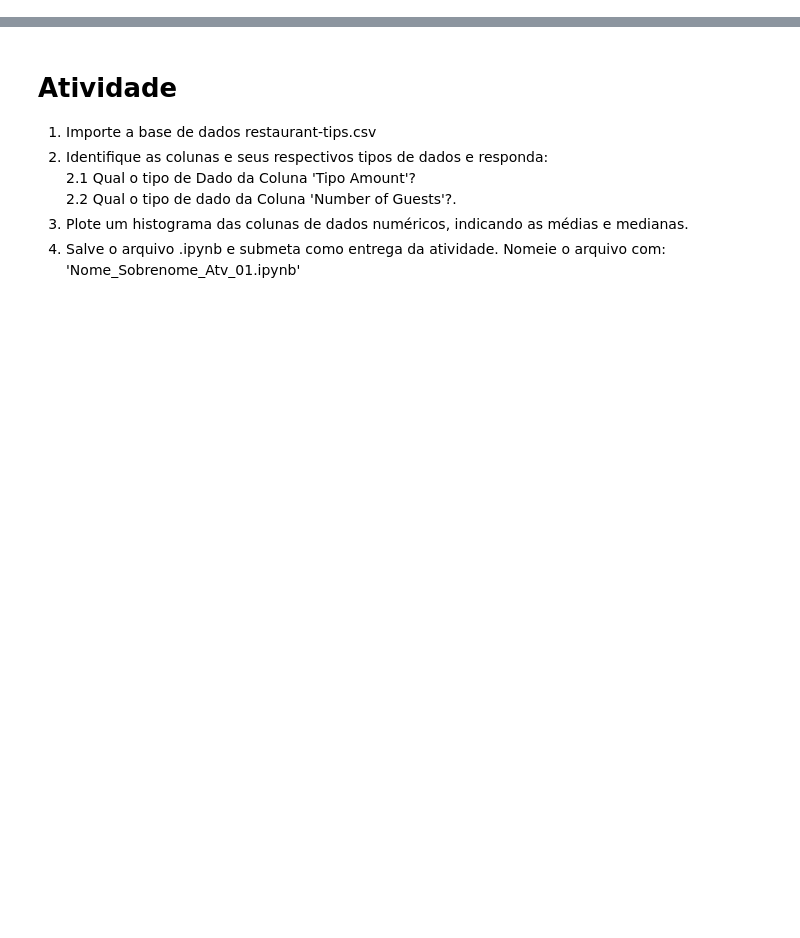
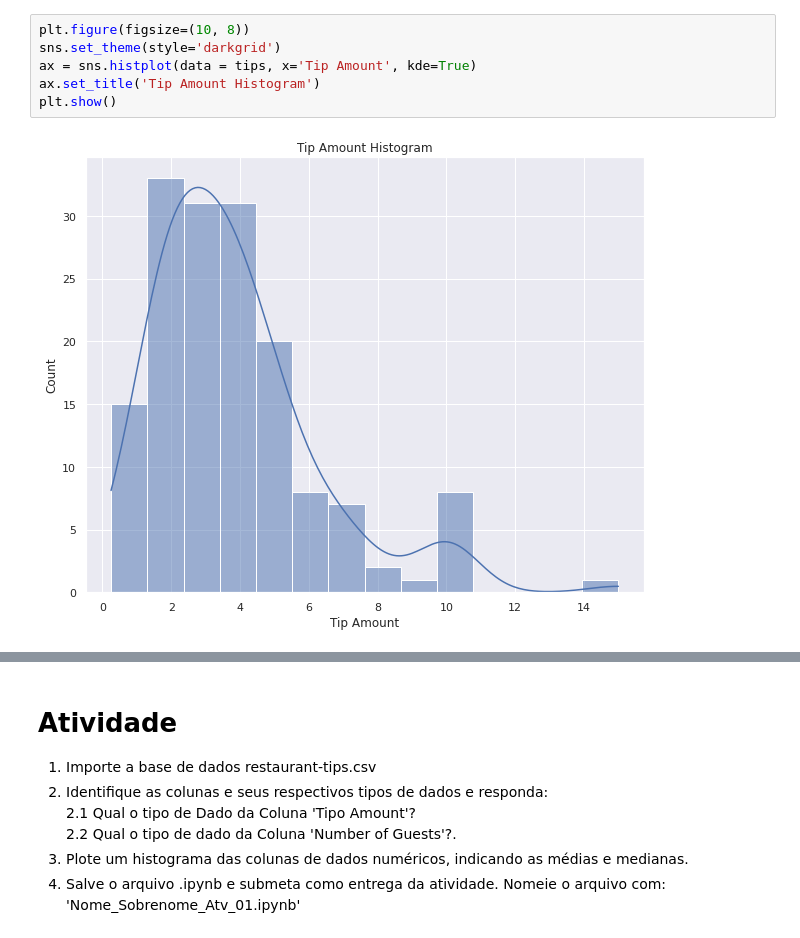
Before and after one commit to nanipumpkin/Analise_Estatistica, a Jupyter notebook: notebooks/Atividade_01.ipynb, the cells around one changed output, grey strips where cells are left out. Saved outputs shown, nothing was run; the diff lists cells and outputs as text; blank space fills up the shorter version.

```diff
--- a/notebooks/Atividade_01.ipynb
+++ b/notebooks/Atividade_01.ipynb
@@ -78,0 +74,8 @@ Name: Bill Amount, dtype: float64
+# %%
+plt.figure(figsize=(10, 8))
+sns.set_theme(style='darkgrid')
+ax = sns.histplot(data = tips, x='Tip Amount', kde=True)
+ax.set_title('Tip Amount Histogram')
+plt.show()
+# %% [output]
+[figure, added]
```
Also changed, not shown: parts of 20 cells of this notebook, 2 other files.
